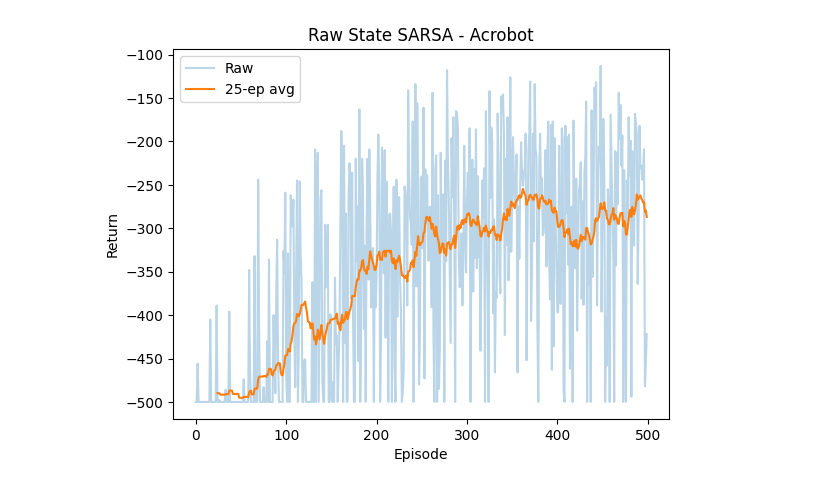
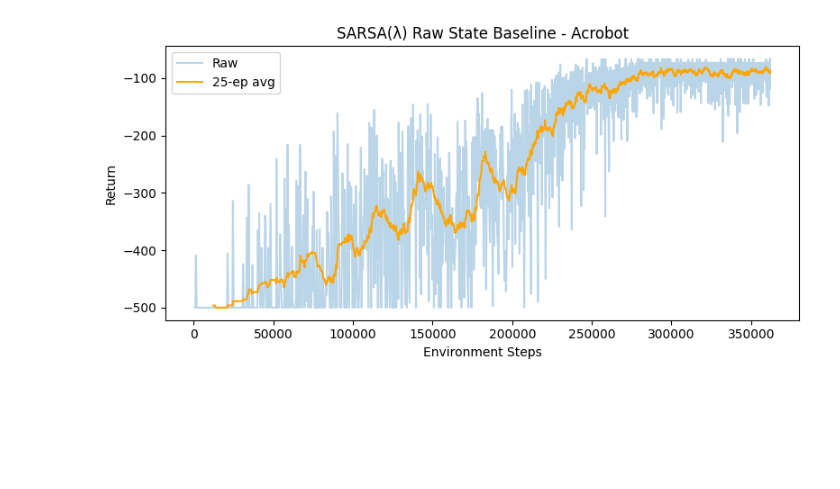
Before and after one commit to antony-zhao/RLTesting, a Jupyter notebook: rltesting/fvd_experiments/sarsa_acrobot.ipynb, the cells around one changed output. Cells and saved outputs as stored; diff of their text form; code cells hidden in the pictures; blank space fills up the shorter version.

Commit message:
fvd stuff, mainly sarsa-lambda

```diff
--- a/rltesting/fvd_experiments/sarsa_acrobot.ipynb
+++ b/rltesting/fvd_experiments/sarsa_acrobot.ipynb
@@ -166,0 +155,19 @@ plt.plot(losses)
+# %%
+if os.path.isfile(aevae_path):
+    print("Loading saved AEVAE...")
+    ckpt = torch.load(aevae_path, weights_only=False)
+    intrinsic_dim = ckpt['intrinsic_dim']
+    latent_dim = ckpt['latent_dim']
+    encoder = Encoder(framestack, latent_dim, obs_shape).cuda()
+    decoder = Decoder(encoder.conv_dim, framestack, latent_dim).cuda()
+    double_autoencoder = AEVAE(encoder, decoder, latent_dim, intrinsic_dim).cuda()
+    double_autoencoder.load_state_dict(ckpt['weights'])
+    print(f"Loaded. Intrinsic dim: {intrinsic_dim}, Latent dim: {latent_dim}")
+else:
+    print("Saving AEVAE...")
+    torch.save({
+        'weights': double_autoencoder.state_dict(),
+        'intrinsic_dim': intrinsic_dim,
+        'latent_dim': latent_dim,
+    }, aevae_path)
+    print("Saved.")
@@ -490,23 +631,16 @@ Episode 1500 | Avg Return (last 50):  -151.3 | Epsilon: 0.050 | IHT used: 100000
 # %%
-# ---- Sanity check: SARSA on raw Acrobot state ---- #
-# Acrobot obs is 6-dim: [cos(t1), sin(t1), cos(t2), sin(t2), dt1, dt2]
+# ---- SARSA(λ) on raw Acrobot state ---- #
 raw_env = gym.make('Acrobot-v1')
 raw_num_actions = raw_env.action_space.n
 
 raw_iht = IHT(65536)
-raw_num_tilings = 32  # 4 * 6 dims = 24, round up to 32
+raw_num_tilings = 32
 raw_w = np.zeros(65536)
 raw_alpha = 0.1 / raw_num_tilings
+lam = 0.9
+gamma = 1.0
 
-# Acrobot obs ranges: cos/sin in [-1,1], velocities in [-12.57, 12.57]
-raw_scales = np.array([
-    5.0 / 2,   # cos(t1): [-1,1] -> [0,5]
-    5.0 / 2,   # sin(t1)
-    5.0 / 2,   # cos(t2)
-    5.0 / 2,   # sin(t2)
-    5.0 / 25,  # dt1: [-12.57,12.57] -> [0,5]
-    5.0 / 25,  # dt2
-])
+raw_scales = np.array([5.0/2, 5.0/2, 5.0/2, 5.0/2, 5.0/25, 5.0/25])
 raw_offsets = np.array([1, 1, 1, 1, 12.57, 12.57])
 
 def raw_get_tiles(state, action):
@@ -522,41 +656,67 @@ def raw_pick_action(state, eps):
     return max(range(raw_num_actions), key=lambda a: raw_Q(state, a))
 
 raw_returns = []
-for ep in range(500):
-    eps = max(0.05, 1.0 - ep / 350)
+timestep = 0
+timesteps = []
+for ep in range(2000):
+    eps = max(0.01, 1.0 - ep / 200)
     obs, _ = raw_env.reset()
     S = np.array(obs)
     A = raw_pick_action(S, eps)
     total_reward = 0
+    e = np.zeros_like(raw_w)
 
     while True:
         obs_next, R, terminated, truncated, _ = raw_env.step(A)
         done = terminated or truncated
         total_reward += R
 
-        if done:
-            active = raw_get_tiles(S, A)
-            raw_w[active] += raw_alpha * (R - np.sum(raw_w[active]))
-            break
-
-        S_next = np.array(obs_next)
-        A_next = raw_pick_action(S_next, eps)
         active = raw_get_tiles(S, A)
         q_sa = np.sum(raw_w[active])
-        q_next = np.sum(raw_w[raw_get_tiles(S_next, A_next)])
-        raw_w[active] += raw_alpha * (R + q_next - q_sa)
 
+        if done:
+            td_error = R - q_sa
+        else:
+            S_next = np.array(obs_next)
+            A_next = raw_pick_action(S_next, eps)
+            q_next = np.sum(raw_w[raw_get_tiles(S_next, A_next)])
+            td_error = R + gamma * q_next - q_sa
+
+        # Replacing traces
+        e *= gamma * lam
+        e[active] = 1.0
+
+        raw_w += raw_alpha * td_error * e
+        timestep += 1
+        if done:
+            break
         S, A = S_next, A_next
 
     raw_returns.append(total_reward)
+    timesteps.append(timestep)
     if (ep + 1) % 25 == 0:
         print(f"Episode {ep+1:4d} | Avg Return (last 25): {np.mean(raw_returns[-25:]):7.1f} | "
               f"Epsilon: {eps:.3f} | IHT used: {raw_iht.count()}")
 
+fig, ax = plt.subplots(figsize=(8, 4))
 window = 25
-smoothed = np.convolve(raw_returns, np.ones(window)/window, mode='valid')
-plt.plot(raw_returns, alpha=0.3, label='Raw')
-plt.plot(range(window-1, len(raw_returns)), smoothed, label=f'{window}-ep avg')
-plt.xlabel('Episode'); plt.ylabel('Return'); plt.title('Raw State SARSA - Acrobot')
-plt.legend(); plt.show()
+
+# 1. Plot Raw
+ax.plot(timesteps, raw_returns, alpha=0.3, label='Raw')
+
+# 2. Plot Smoothed
+if len(raw_returns) >= window:
+    smoothed = np.convolve(raw_returns, np.ones(window)/window, mode='valid')
+    # Slice timesteps to match the length of the smoothed array
+    smoothed_timesteps = timesteps[window-1:]
+    ax.plot(smoothed_timesteps, smoothed, label=f'{window}-ep avg', color='orange')
+
+# 3. Set Labels (Fixed 'Episode' to 'Environment Steps')
+ax.set_xlabel('Environment Steps')
+ax.set_ylabel('Return')
+ax.set_title('SARSA(λ) Raw State Baseline - Acrobot')
+ax.legend()
+
+plt.tight_layout()
+plt.show()
 # %% [output]
@@ -580 +740 @@ Episode  500 | Avg Return (last 25):  -287.0 | Epsilon: 0.050 | IHT used: 65536
-[figure, old version]
+[figure, new version]
```
Also changed, not shown: parts of 17 cells of this notebook, 4 other files.
